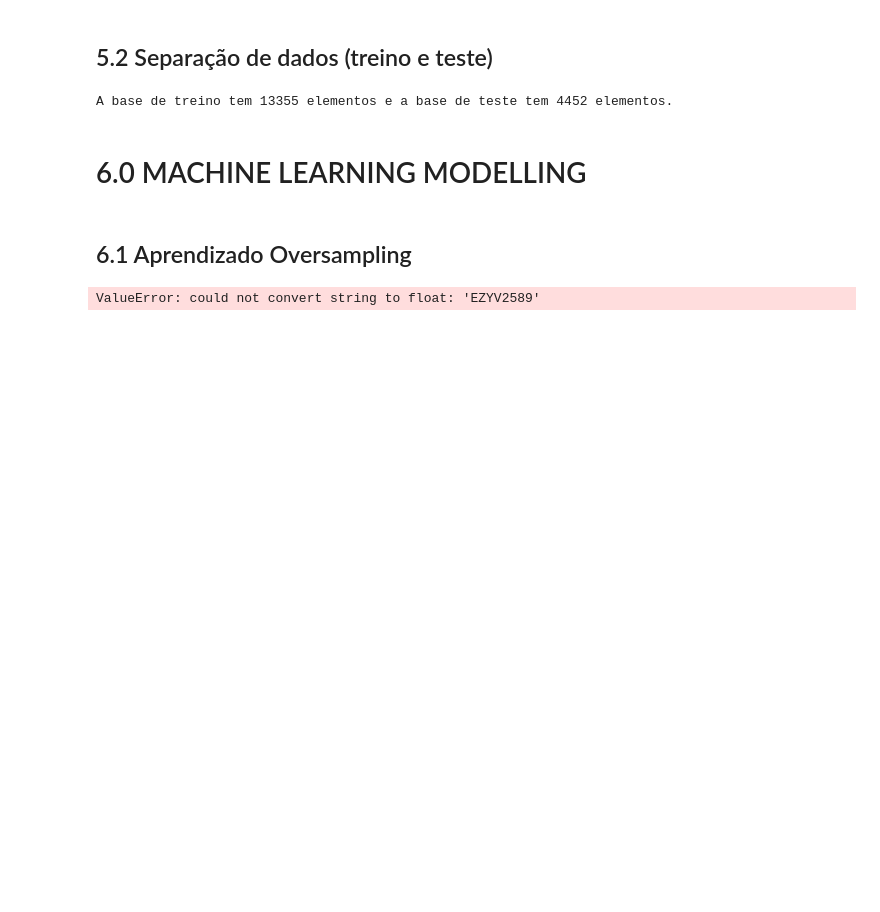
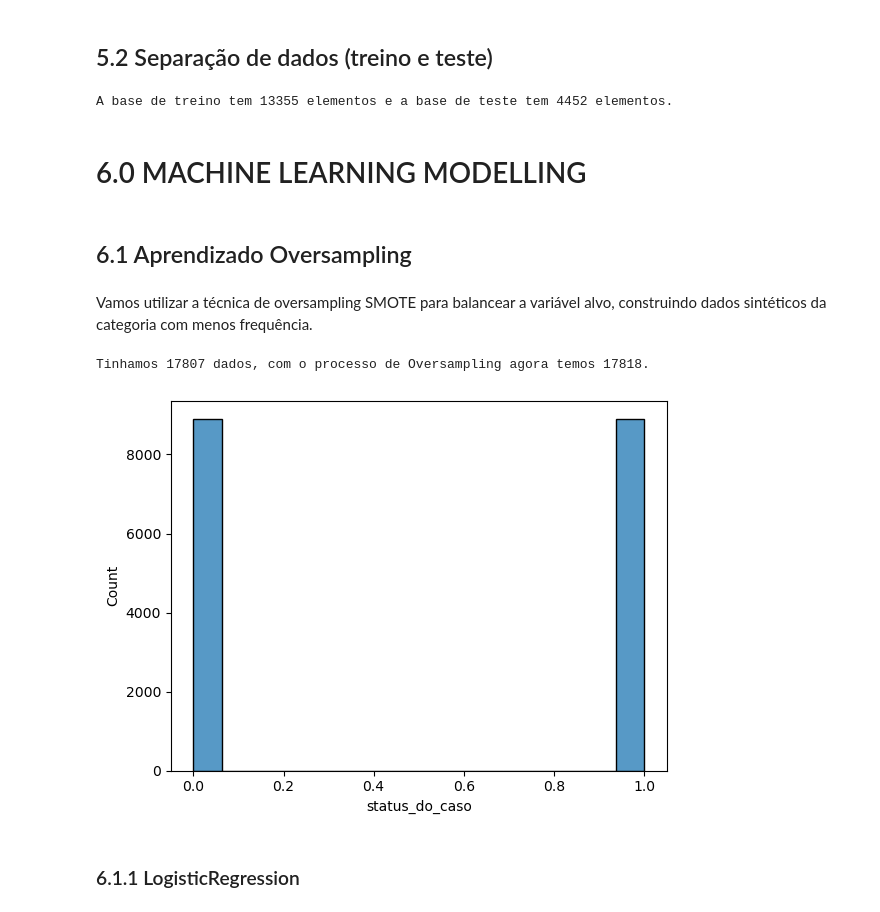
Before and after one commit to leoalvessantana/ML-Olympiad-Vistos-Classification, a Jupyter notebook: vistos_classification.ipynb, the cells around one changed output. Cells and saved outputs as stored; diff of their text form; code cells hidden in the pictures; blank space fills up the shorter version.

```diff
--- a/vistos_classification.ipynb
+++ b/vistos_classification.ipynb
@@ -473,9 +481,10 @@ df5 =df4.copy()
 # %% [markdown]
 ## 5.1 Divisão das variáveis
 # %%
- # Lembrando que a variável alvo é 'status_do_caso'.
+# Preditores
+x = df5.drop(['status_do_caso', 'id_do_caso'], axis = 1)
 
-x = df5.drop(['status_do_caso'], axis = 1)
+# Target
 y = df5['status_do_caso']
 # %% [markdown]
 ## 5.2 Separação de dados (treino e teste)
@@ -495,9 +504,18 @@ A base de treino tem 13355 elementos e a base de teste tem 4452 elementos.
 # 6.0 MACHINE LEARNING MODELLING
 # %% [markdown]
 ## 6.1 Aprendizado Oversampling
+# %% [markdown]
+Vamos utilizar a técnica de oversampling SMOTE para balancear a variável alvo, construindo dados sintéticos da categoria com menos frequência.
 # %%
-smote = SMOTE(random_state = SEED)
+smote = SMOTE(random_state=SEED)
 X_balanceado_over, y_balanceado_over = smote.fit_resample(x_treino, y_treino)
-X_balanceado_over
-# %% [output]
-ValueError: could not convert string to float: 'EZYV2589'
+# %%
+print('Tinhamos {} dados, com o processo de Oversampling agora temos {}.'.format(df5.shape[0], X_balanceado_over.shape[0]))
+# %% [output]
+Tinhamos 17807 dados, com o processo de Oversampling agora temos 17818.
+# %%
+sns.histplot(data=y_balanceado_over);
+# %% [output]
+[figure, added]
+# %% [markdown]
+### 6.1.1 LogisticRegression
```
Also changed, not shown: parts of 35 cells of this notebook.
